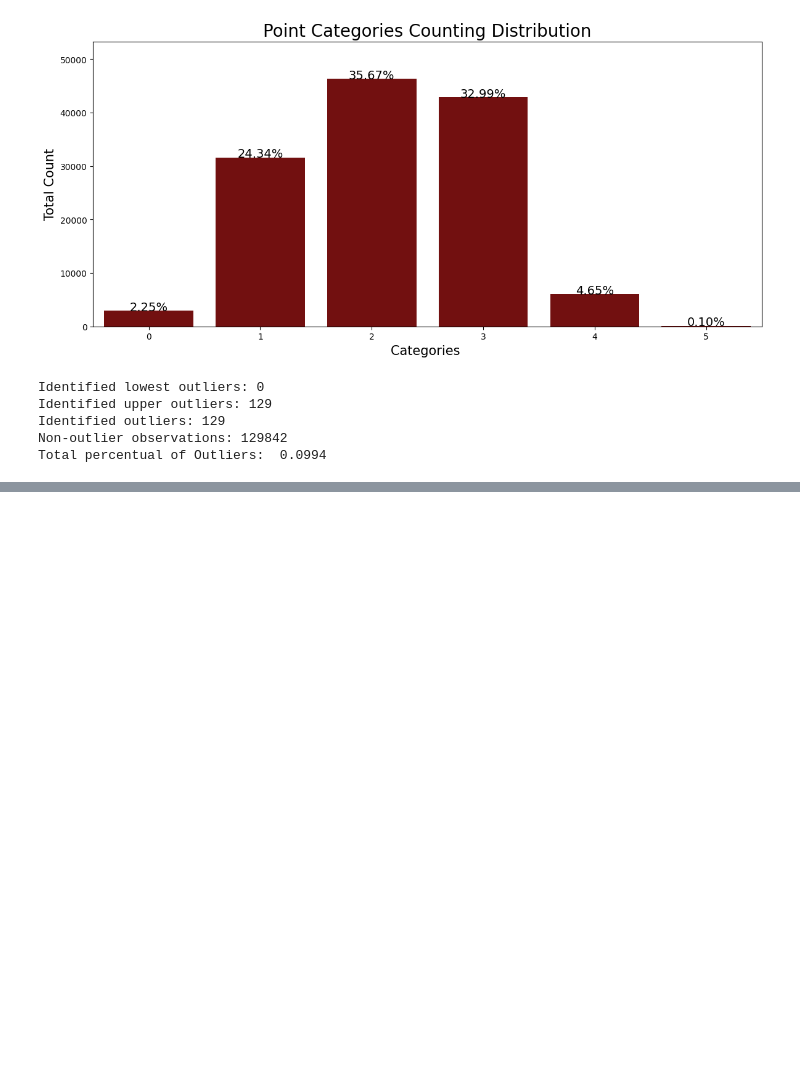
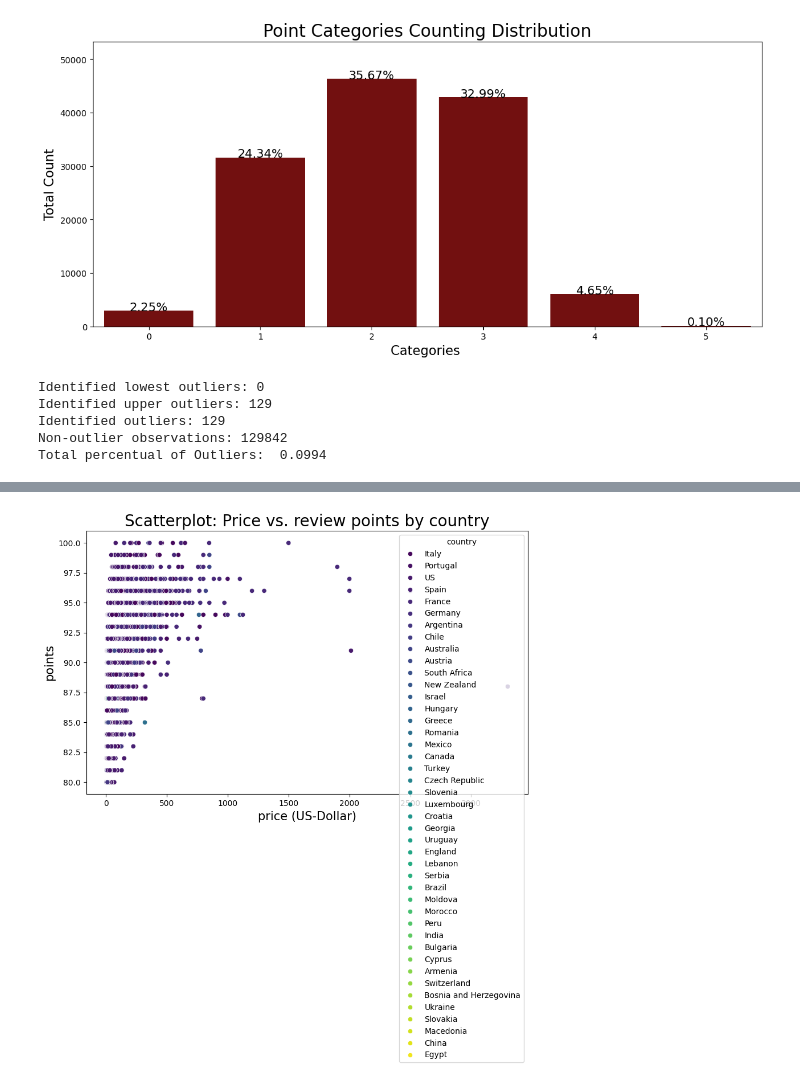
Before and after one commit to dilara444/TechLabsDUS_WineNot, a Jupyter notebook: notebooks/Dilara_17.03.ipynb, the cells around one changed output, grey strips where cells are left out. Saved outputs shown, nothing was run; the diff lists cells and outputs as text; code cells hidden in the pictures; blank space fills up the shorter version.

```diff
--- a/notebooks/Dilara_17.03.ipynb
+++ b/notebooks/Dilara_17.03.ipynb
@@ -321,0 +310,11 @@ plt.show()
+# %%
+#DIlara new plot
+plt.figure(figsize=(10, 6))
+sns.scatterplot(x='price', y='points', hue='country', data=df_wine1, palette='viridis')
+plt.title("Scatterplot: Price vs. review points by country", fontsize=20)
+plt.xlabel("price (US-Dollar)", fontsize=15)
+plt.ylabel("points", fontsize=15)
+plt.legend(title="country")
+plt.show()
+# %% [output]
+[figure, added]
```
Also changed, not shown: parts of 8 cells of this notebook.
